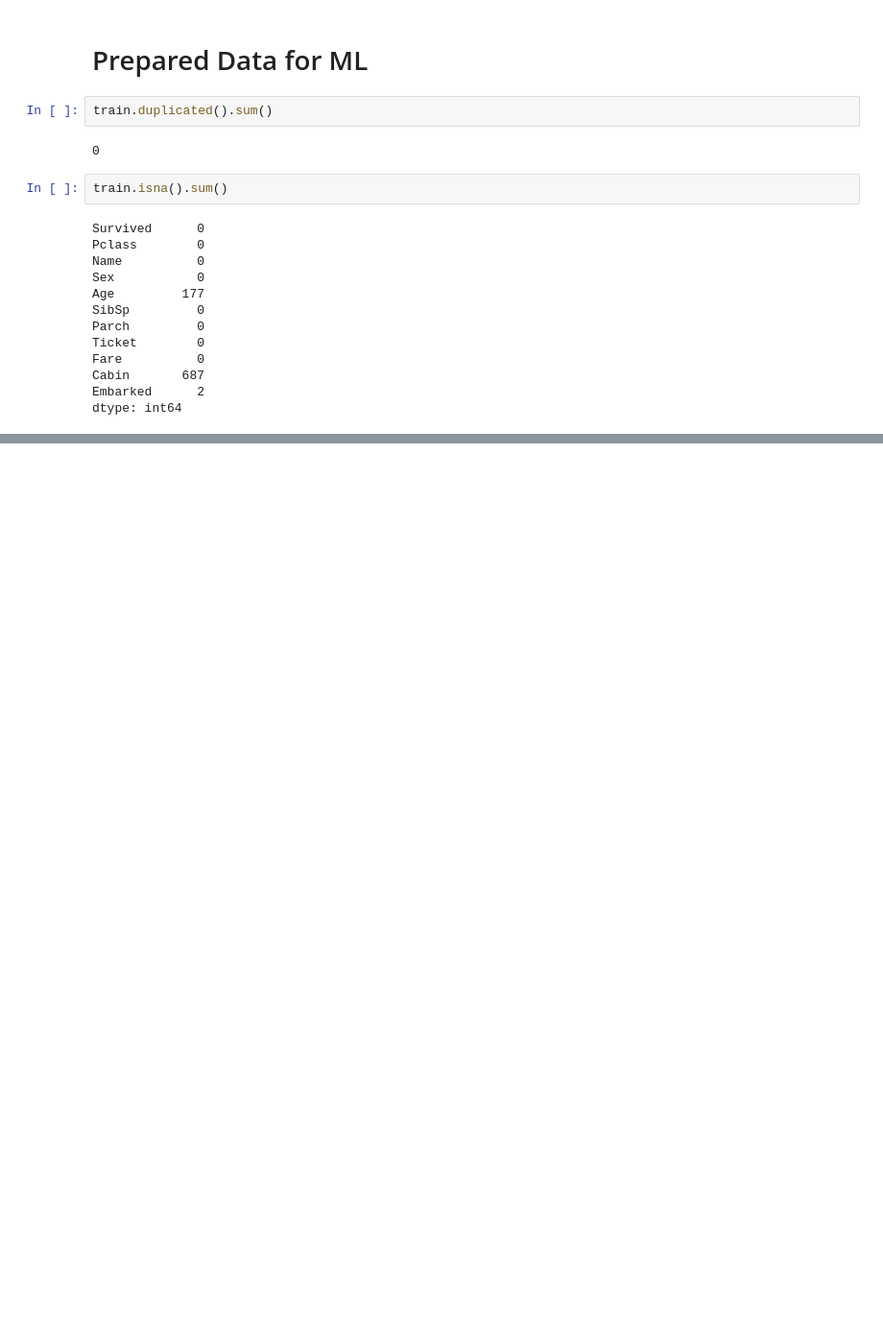
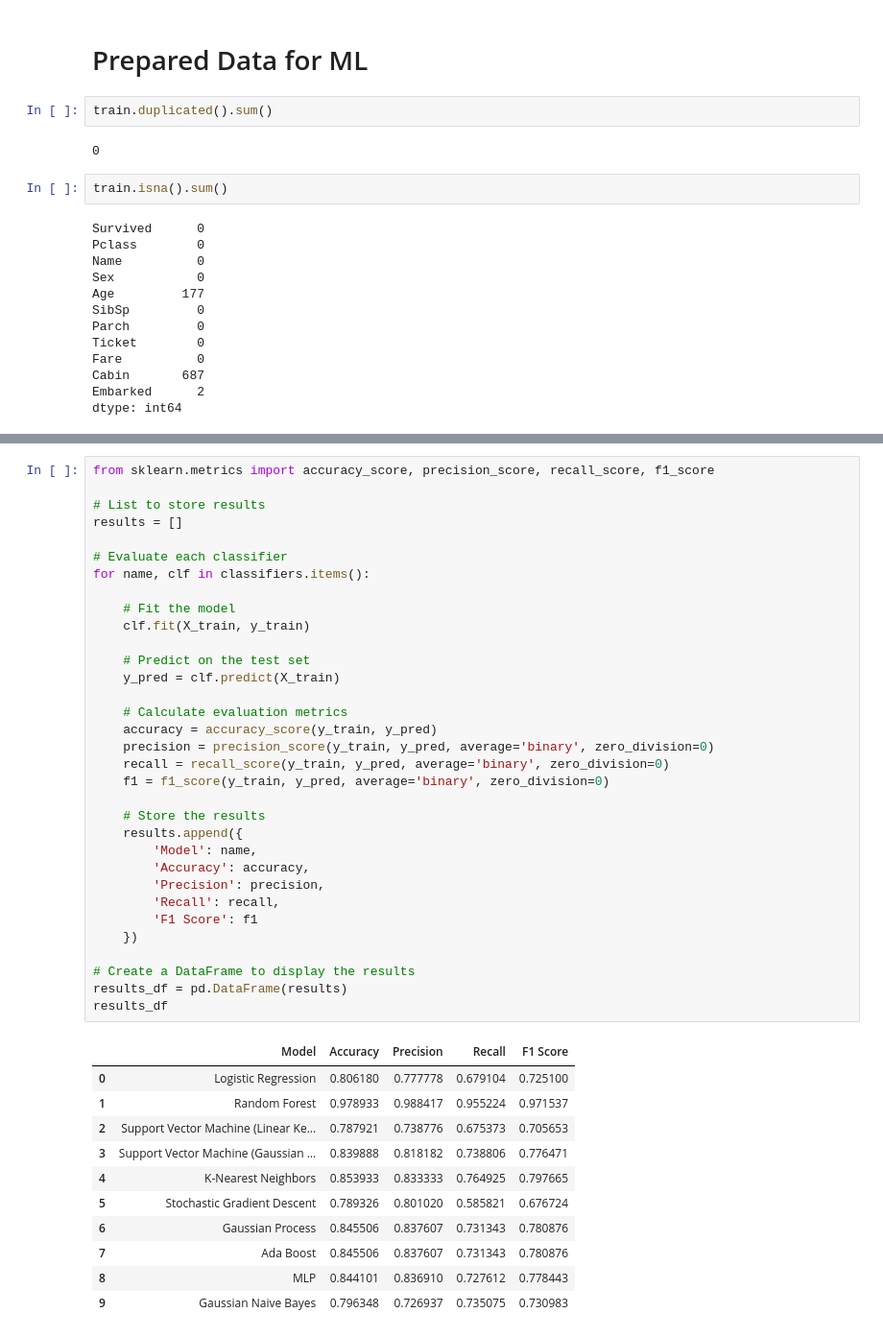
Before and after one commit to Ritik052500/MachineLearning, a Jupyter notebook: Titanic Project/Titianic.ipynb, the cells around one changed output, grey strips where cells are left out. Shown at 96% size. Saved outputs shown, nothing was run; the diff lists cells and outputs as text; blank space fills up the shorter version.

```diff
--- a/Titanic Project/Titianic.ipynb
+++ b/Titanic Project/Titianic.ipynb
@@ -294,0 +261,45 @@ for classifier in classifiers:
+# %%
+from sklearn.metrics import accuracy_score, precision_score, recall_score, f1_score
+
+# List to store results
+results = []
+
+# Evaluate each classifier
+for name, clf in classifiers.items():
+
+    # Fit the model
+    clf.fit(X_train, y_train)
+
+    # Predict on the test set
+    y_pred = clf.predict(X_train)
+
+    # Calculate evaluation metrics
+    accuracy = accuracy_score(y_train, y_pred)
+    precision = precision_score(y_train, y_pred, average='binary', zero_division=0)
+    recall = recall_score(y_train, y_pred, average='binary', zero_division=0)
+    f1 = f1_score(y_train, y_pred, average='binary', zero_division=0)
+
+    # Store the results
+    results.append({
+        'Model': name,
+        'Accuracy': accuracy,
+        'Precision': precision,
+        'Recall': recall,
+        'F1 Score': f1
+    })
+
+# Create a DataFrame to display the results
+results_df = pd.DataFrame(results)
+results_df
+# %% [output]
+|  | Model | Accuracy | Precision | Recall | F1 Score |
+| 0 | Logistic Regression | 0.806180 | 0.777778 | 0.679104 | 0.725100 |
+| 1 | Random Forest | 0.978933 | 0.988417 | 0.955224 | 0.971537 |
+| 2 | Support Vector Machine (Linear Ke... | 0.787921 | 0.738776 | 0.675373 | 0.705653 |
+| 3 | Support Vector Machine (Gaussian ... | 0.839888 | 0.818182 | 0.738806 | 0.776471 |
+| 4 | K-Nearest Neighbors | 0.853933 | 0.833333 | 0.764925 | 0.797665 |
+| 5 | Stochastic Gradient Descent | 0.789326 | 0.801020 | 0.585821 | 0.676724 |
+| 6 | Gaussian Process | 0.845506 | 0.837607 | 0.731343 | 0.780876 |
+| 7 | Ada Boost | 0.845506 | 0.837607 | 0.731343 | 0.780876 |
+| 8 | MLP | 0.844101 | 0.836910 | 0.727612 | 0.778443 |
+| 9 | Gaussian Naive Bayes | 0.796348 | 0.726937 | 0.735075 | 0.730983 |
```
Also changed, not shown: parts of 52 cells of this notebook, 2 other files.
